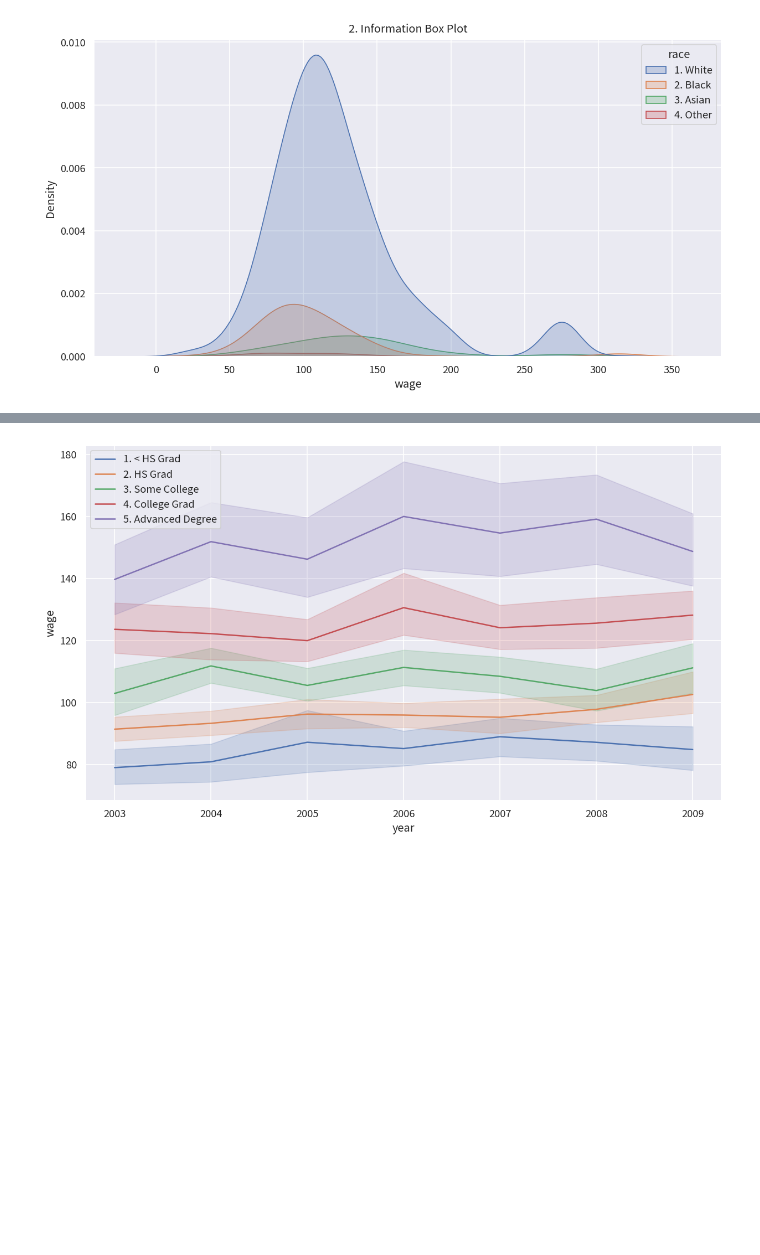
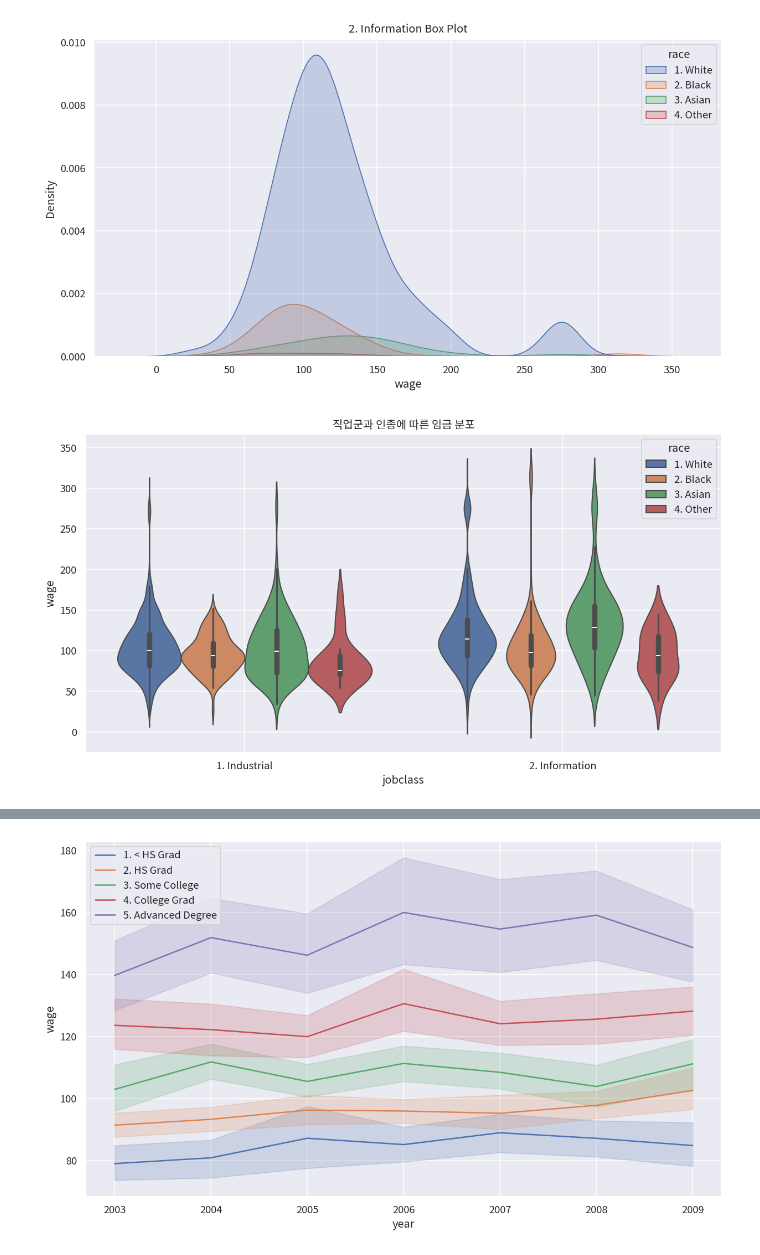
Before and after one commit to BoheeJeong/data_analysis_basic, a Jupyter notebook: [LAB-06] 데이터 시각화 개요/06- 연습문제 10.ipynb, the cells around one changed output, grey strips where cells are left out. Saved outputs shown, nothing was run; the diff lists cells and outputs as text; code cells hidden in the pictures; blank space fills up the shorter version.

```diff
--- a/[LAB-06] 데이터 시각화 개요/06- 연습문제 10.ipynb
+++ b/[LAB-06] 데이터 시각화 개요/06- 연습문제 10.ipynb
@@ -233,3 +232,25 @@ for j in jobclass :
 # %% [output]
 [figure]
 [figure]
+# %%
+# 1) 그래프 초기화
+width_px = 1280              # 그래프 가로 크기
+height_px = 720              # 그래프 세로 크기
+rows = 1                     # 그래프 행 수
+cols = 1                     # 그래프 열 수
+figsize = (width_px / my_dpi, height_px / my_dpi)
+fig, ax = plt.subplots(rows, cols, figsize=figsize, dpi=my_dpi)
+
+# 2) Violin Plot 그리기
+sb.violinplot(data=df1, x="jobclass", y='wage', hue='race')
+
+# 3) 그래프 꾸미기
+ax.set_title("직업군과 인종에 따른 임금 분포")
+ax.grid(True)                # 배경 격자 표시/숨김
+
+# 4) 출력
+plt.tight_layout()           # 여백 제거
+plt.show()                   # 그래프 화면 출력
+plt.close()                  # 그래프 작업 종료
+# %% [output]
+[figure, added]
```
Also changed, not shown: parts of 3 cells of this notebook, 16 other files.
